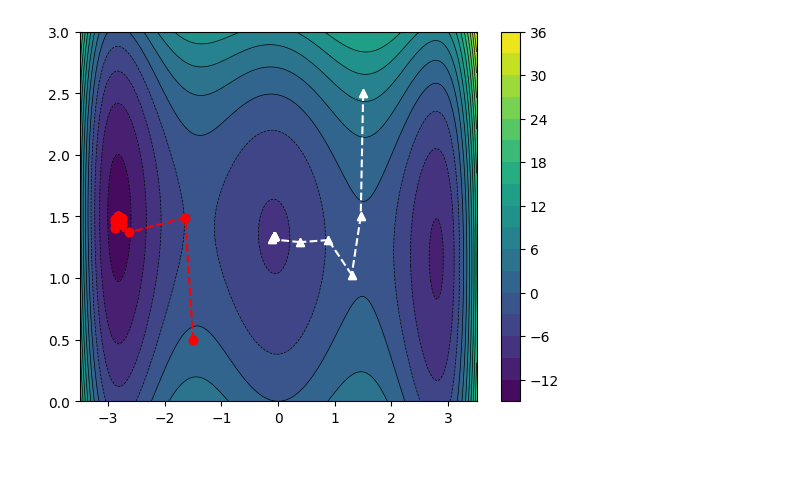
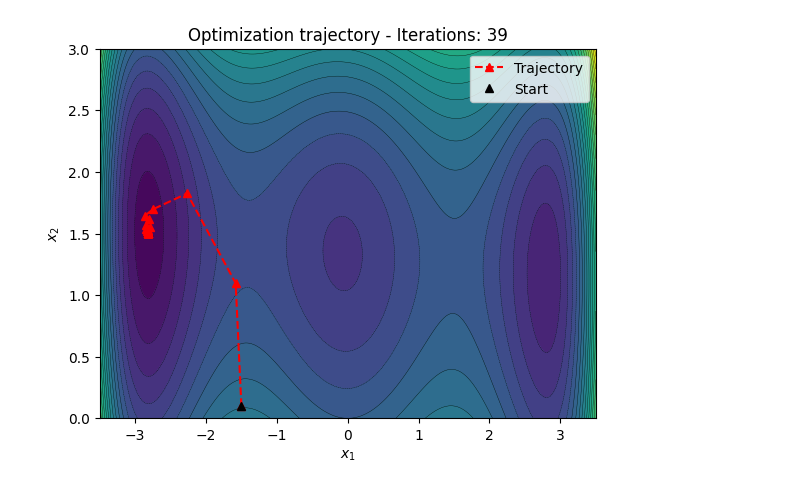
Before and after one commit to fneri13/NumOpt, a Jupyter notebook: notebooks/4-10.ipynb, the cells around one changed output. Drawn from its saved outputs; the diff is of its cells as text; code cells hidden in the pictures; blank space fills up the shorter version.

```diff
--- a/notebooks/4-10.ipynb
+++ b/notebooks/4-10.ipynb
@@ -31,18 +11,8 @@ xmin2, xhist2 = backtracking(func, x0=[1.5, 2.5], tol=1e-6, maxIter=5000)
-# %%
-plt.contourf(X1, X2, F, levels=Nlev, cmap='viridis')
-plt.colorbar()
-plt.contour(X1, X2, F, levels=Nlev, colors='k', linewidths=0.5)
-
-lstyles = ['r--o', 'w--^']
-isol = 0
-for xmin, xhist in [(xmin1, xhist1), (xmin2, xhist2)]:
-    for ix in range(len(xhist)):
-        xcurr = xhist[ix]
-        if ix == 0:
-            plt.plot(xcurr[0], xcurr[1], lstyles[isol])
-        else:
-            xprev = xhist[ix - 1]
-            plt.plot([xprev[0], xcurr[0]], [xprev[1], xcurr[1]], lstyles[isol])
-    isol += 1
-# %% [output]
-[figure, removed]
+# %%
+prob = OptimizationProblem(nDim=2, bounds=[(-3.5,3.5), (0,3)])
+prob.setObjectiveFunction(func)
+history = prob.solve(x0=[-1.5, 0.1], directionMethod='steepest_descent', stepMethod='backtracking', options={'maxIter':500, 'tol':1e-6})
+# %%
+prob.plotSolutionHistory(history)
+# %% [output]
+[figure, added]
```
Also changed, not shown: parts of 3 cells of this notebook, 2 other files.
